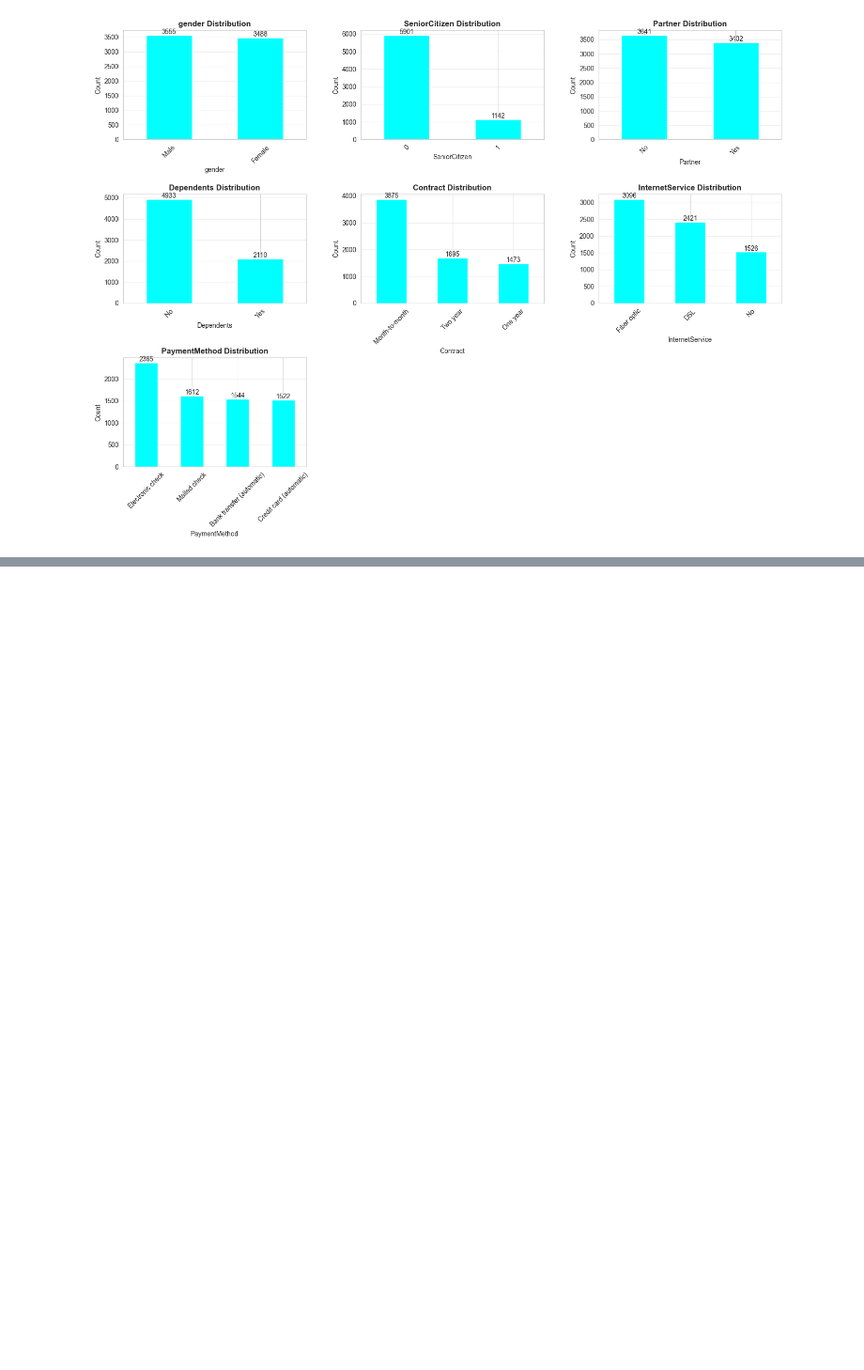
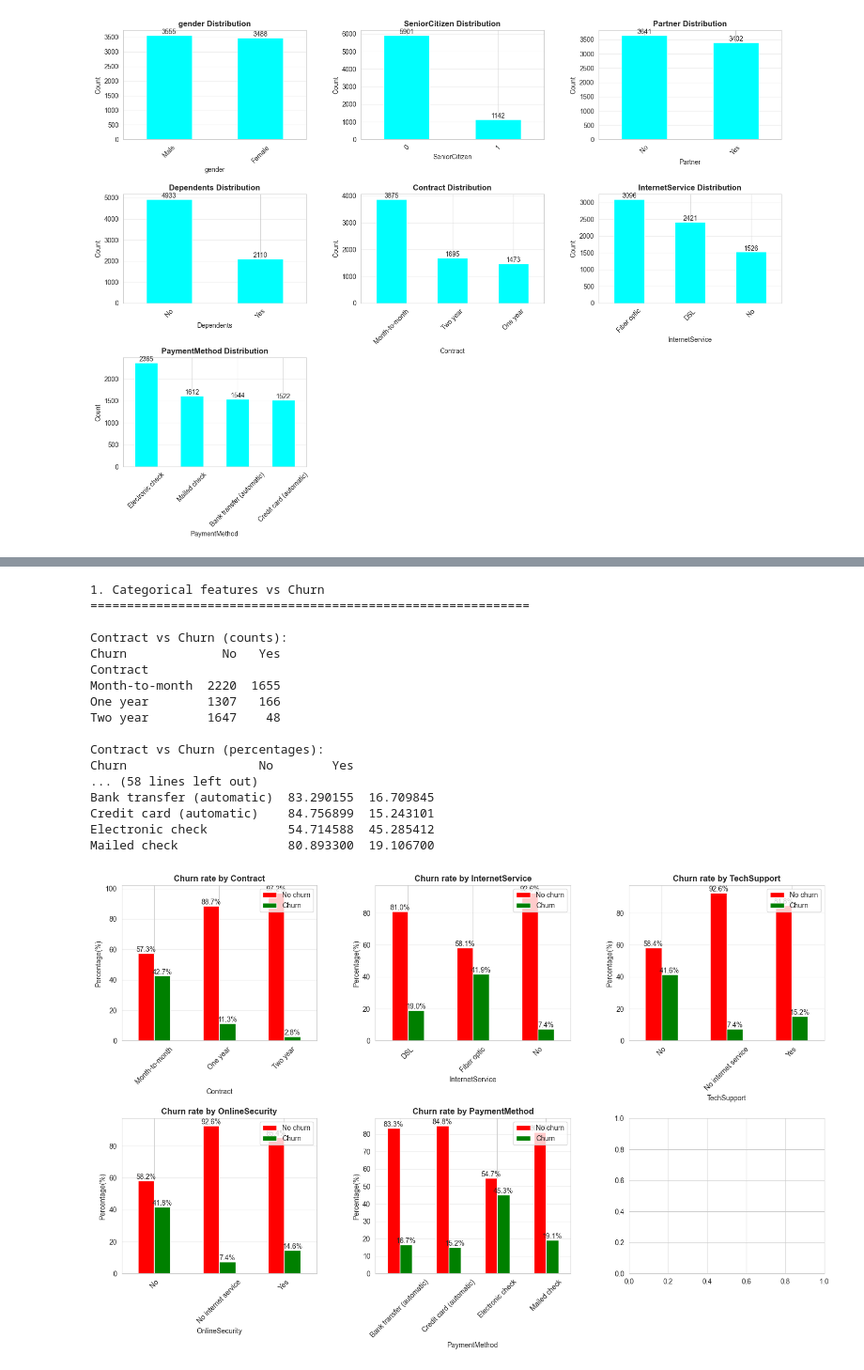
Before and after one commit to Niveka1998/telco-churn-prediction, a Jupyter notebook: Task1.ipynb, the cells around one changed output, grey strips where cells are left out. Shown at 94% size. Saved outputs shown, nothing was run; the diff lists cells and outputs as text; code cells hidden in the pictures; blank space fills up the shorter version.

```diff
--- a/Task1.ipynb
+++ b/Task1.ipynb
@@ -410,0 +452,52 @@ plt.show()
+# %%
+# 2.Categorical Variables vs Churn
+print("\n1. Categorical features vs Churn")
+print("="*60)
+
+key_categorical = ['Contract','InternetService','TechSupport','OnlineSecurity','PaymentMethod']
+
+fig, axes = plt.subplots(2,3,figsize=(18,10))
+axes= axes.ravel()
+
+for idx, col in enumerate(key_categorical):
+    #calculate churn rate
+    churn_rate = pd.crosstab(df[col], df['Churn'], normalize='index')*100
+
+    #stacked barchart
+    churn_rate.plot(kind='bar', ax=axes[idx], stacked=False, linewidth=1, color=['Red','Green'])
+    axes[idx].set_title(f'Churn rate by {col}', fontweight='bold')
+    axes[idx].set_xlabel(col)
+    axes[idx].set_ylabel('Percentage(%)')
+    axes[idx].legend(['No churn', 'Churn'], loc='upper right')
+    axes[idx].tick_params(axis='x', rotation=45)
+    axes[idx].grid(axis='y', alpha=0.3)
+
+    for container in axes[idx].containers:
+        axes[idx].bar_label(container, fmt='%.1f%%',)
+
+    print(f"\n{col} vs Churn (counts):")
+    print(pd.crosstab(df[col], df['Churn']))
+    print(f"\n{col} vs Churn (percentages):")
+    print(churn_rate)
+
+plt.subplots_adjust(hspace=0.5, wspace=0.3)
+plt.show()
+# %% [output]
+1. Categorical features vs Churn
+============================================================
+
+Contract vs Churn (counts):
+Churn             No   Yes
+Contract
+Month-to-month  2220  1655
+One year        1307   166
+Two year        1647    48
+
+Contract vs Churn (percentages):
+Churn                  No        Yes
+... (58 lines left out)
+Bank transfer (automatic)  83.290155  16.709845
+Credit card (automatic)    84.756899  15.243101
+Electronic check           54.714588  45.285412
+Mailed check               80.893300  19.106700
+[figure, added]
```
Also changed, not shown: parts of 2 cells of this notebook.
